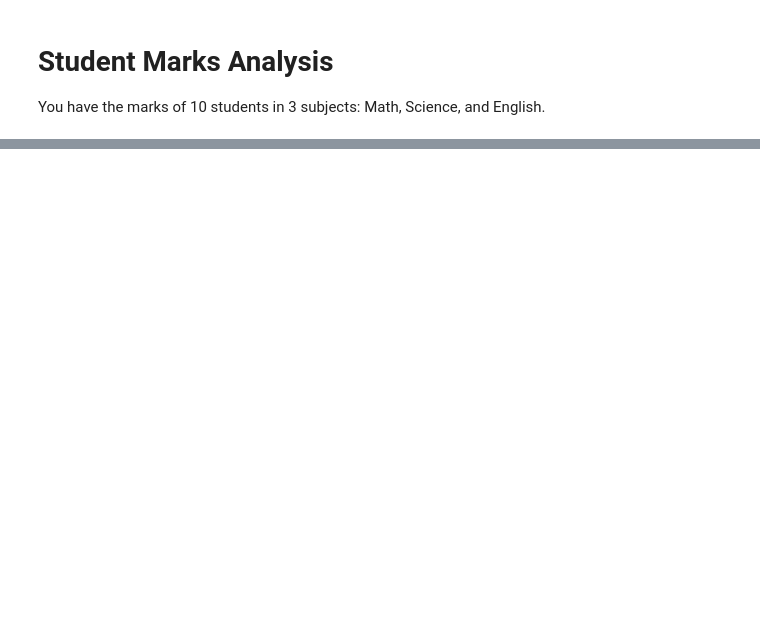
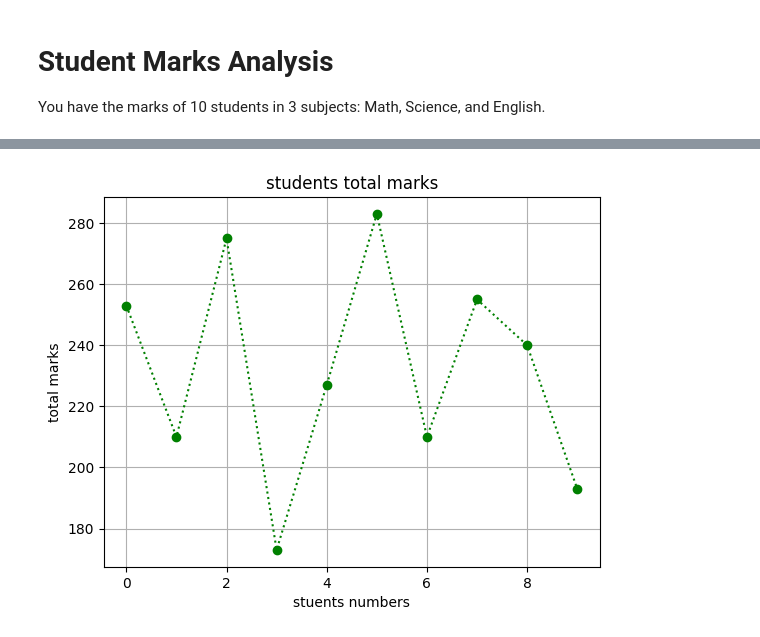
Before and after one commit to Engr-Jawad/Matplotlib_laibrary, a Jupyter notebook: problem2.ipynb, the cells around one changed output, grey strips where cells are left out. Cells and saved outputs as stored; diff of their text form; code cells hidden in the pictures; blank space fills up the shorter version.

```diff
--- a/problem2.ipynb
+++ b/problem2.ipynb
@@ -75,0 +116,9 @@ Name: 3, dtype: object
+# %%
+# plot the total marks of all students
+plt.plot(df["Total"],color="green",marker = "o",linestyle=":")
+plt.title("students total marks")
+plt.xlabel("stuents numbers")
+plt.ylabel("total marks")
+plt.grid()
+# %% [output]
+[figure, added]
```
Also changed, not shown: parts of 3 cells of this notebook.
